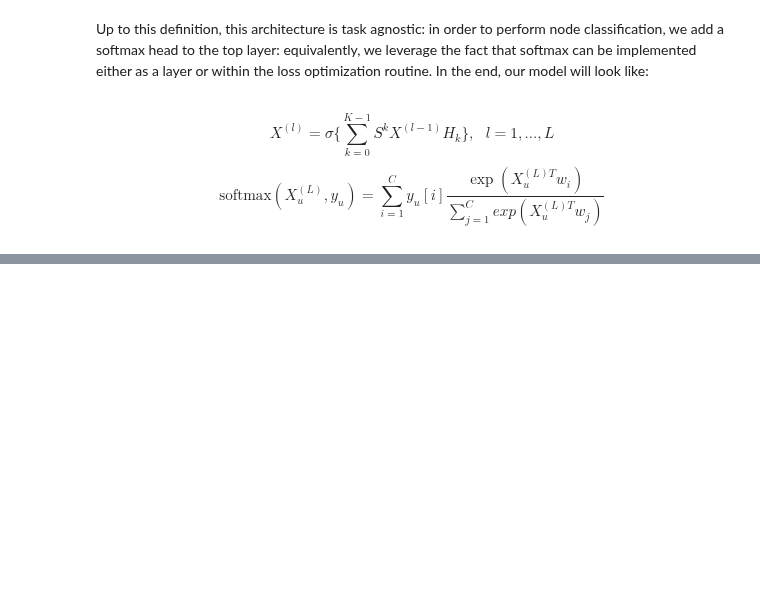
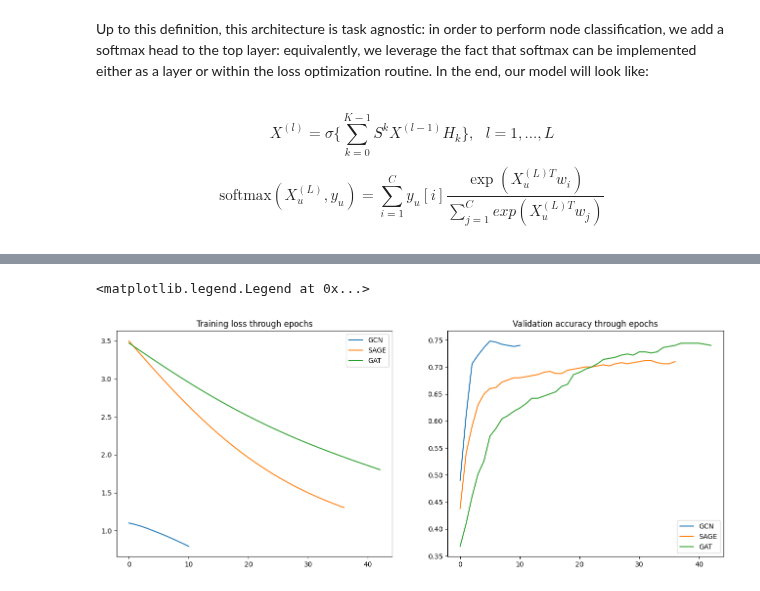
Before and after one commit to LeoDiNino97/SocialNetworks-OnlineMarkets, a Jupyter notebook: Social Networks/Homework/P6/P6.ipynb, the cells around one changed output, grey strips where cells are left out. Drawn from its saved outputs; the diff is of its cells as text; code cells hidden in the pictures; blank space fills up the shorter version.

```diff
--- a/Social Networks/Homework/P6/P6.ipynb
+++ b/Social Networks/Homework/P6/P6.ipynb
@@ -468,2 +320,0 @@ optimizer = torch.optim.Adam(model_3.parameters(), lr=0.01, weight_decay = 5e-4)
-# %%
-training_loop(model_3, optimizer, data)
@@ -488,0 +321,2 @@ Test accuracy at epoch 22: 0.7220
+# %%
+GCN_train_loss, GCN_val_acc = training_loop(model_1, optimizer_1, data)
@@ -488,0 +337,2 @@ Test accuracy at epoch 22: 0.7220
+# %%
+SAGE_train_loss, SAGE_val_acc = training_loop(model_2, optimizer_2, data)
@@ -488,0 +357,2 @@ Test accuracy at epoch 22: 0.7220
+# %%
+GAT_train_loss, GAT_val_acc = training_loop(model_3, optimizer_3, data)
@@ -488,0 +377,17 @@ Test accuracy at epoch 22: 0.7220
+# %%
+fig, axs = plt.subplots(1,2,figsize=(16,6))
+
+axs[0].plot(GCN_train_loss, label='GCN')
+axs[0].plot(SAGE_train_loss, label='SAGE')
+axs[0].plot(GAT_train_loss, label='GAT')
+axs[0].title.set_text('Training loss through epochs')
+axs[0].legend()
+
+axs[1].plot(GCN_val_acc, label='GCN')
+axs[1].plot(SAGE_val_acc, label='SAGE')
+axs[1].plot(GAT_val_acc, label='GAT')
+axs[1].title.set_text('Validation accuracy through epochs')
+axs[1].legend()
+# %% [output]
+<matplotlib.legend.Legend at 0x...>
+[figure, added]
```
Also changed, not shown: parts of 23 cells of this notebook, 2 other files.
